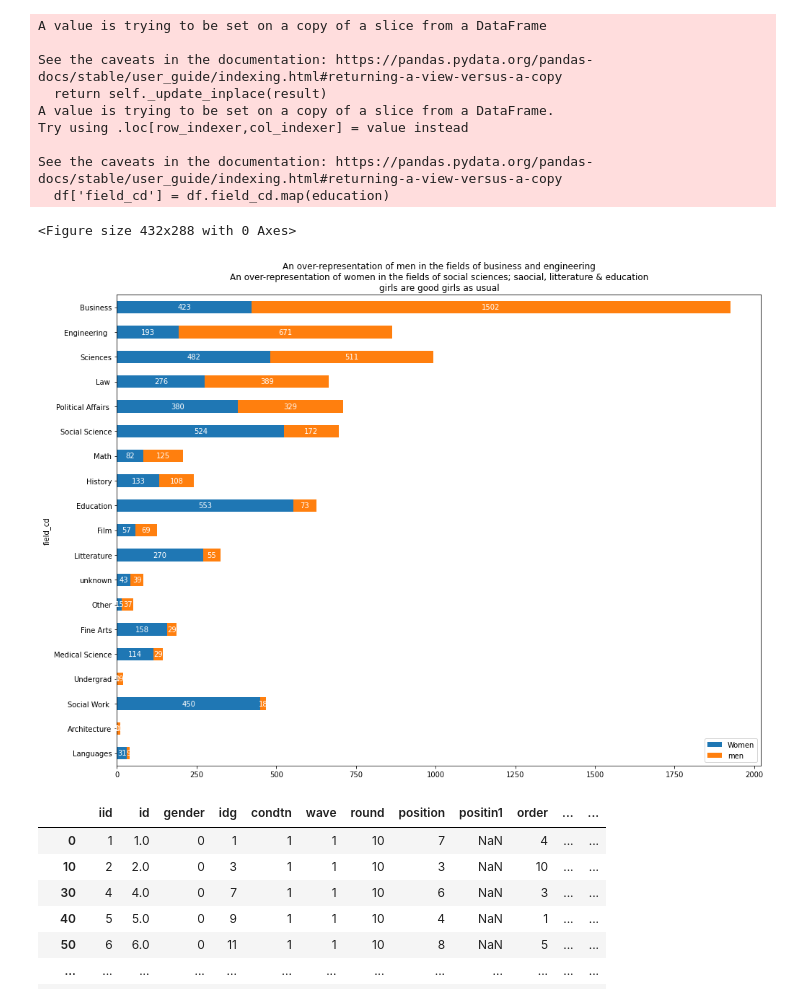
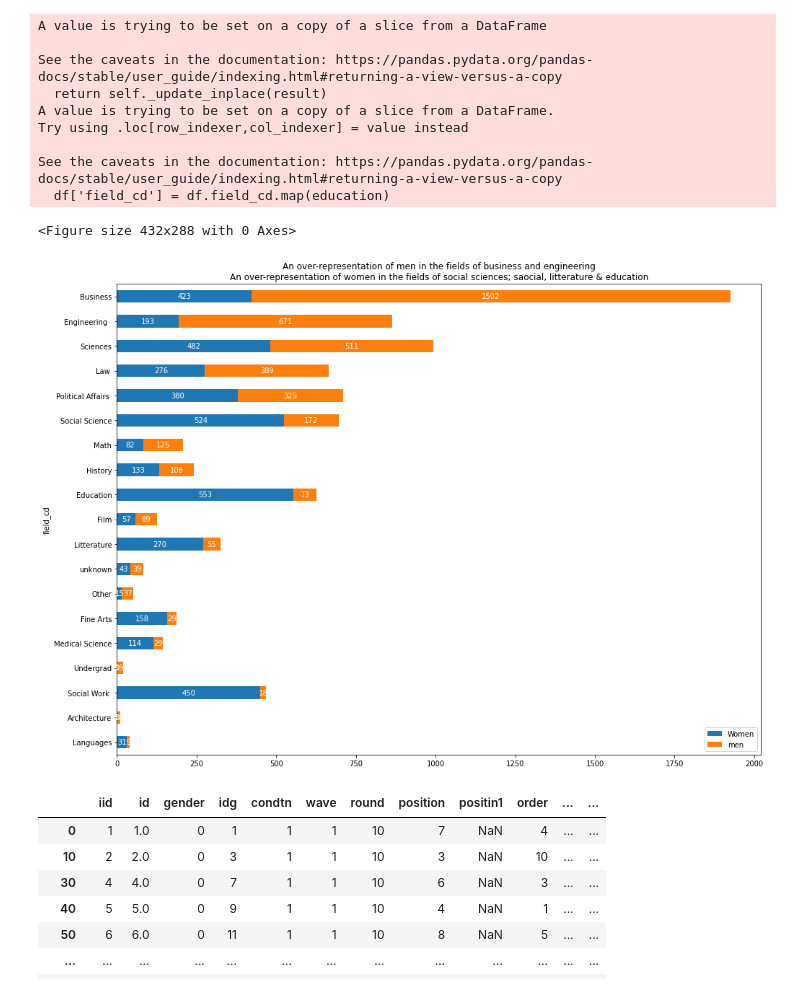
Before and after one commit to Riesspy/Certification_JEDHA, a Jupyter notebook: Bloc_2/notebook.ipynb, the cells around one changed output. Drawn from its saved outputs; the diff is of its cells as text; code cells hidden in the pictures.

```diff
--- a/Bloc_2/notebook.ipynb.ipynb
+++ b/Bloc_2/notebook.ipynb
@@ -218,17 +216,17 @@ See the caveats in the documentation: https://pandas.pydata.org/pandas-docs/stab
 # %%
 temp = df.groupby(by=['field_cd', 'gender'])['gender'].agg('count').unstack().fillna(0)
 temp.women = temp.apply(lambda x: -1 * x['Women'], axis=1)
 
 fig = plt.figure()
 ax = temp.sort_values(by='men', ascending=True).plot(kind='barh',stacked=True, figsize=(16,12))
 for c in ax.containers:
     ax.bar_label(c, label_type='center', color = 'white' )
 plt.legend(loc='best')
-plt.title('An over-representation of men in the fields of business and engineering\nAn over-representation of women in the fields of social sciences; saocial, litterature & education\ngirls are good girls as usual')
+plt.title('An over-representation of men in the fields of business and engineering\nAn over-representation of women in the fields of social sciences; saocial, litterature & education')
 plt.show()
 # %% [output]
 <Figure size 432x288 with 0 Axes>
-[figure, old version]
+[figure, new version]
 # %%
 df2.dropna(subset=['income']).drop_duplicates(subset=['iid'])
 # %% [output]
```
Also changed, not shown: parts of 11 cells of this notebook.
